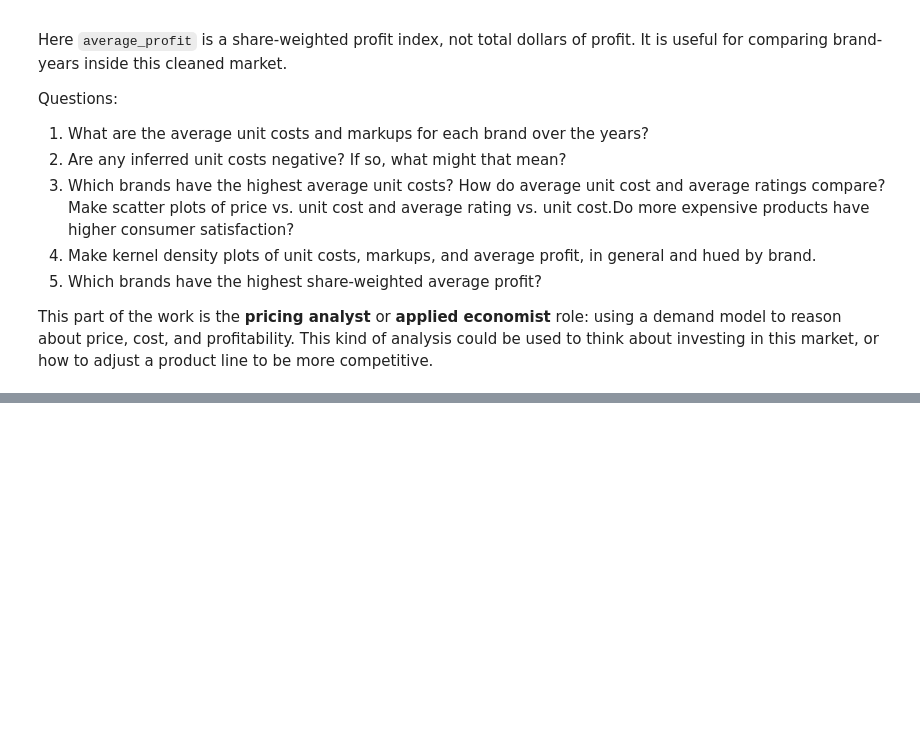
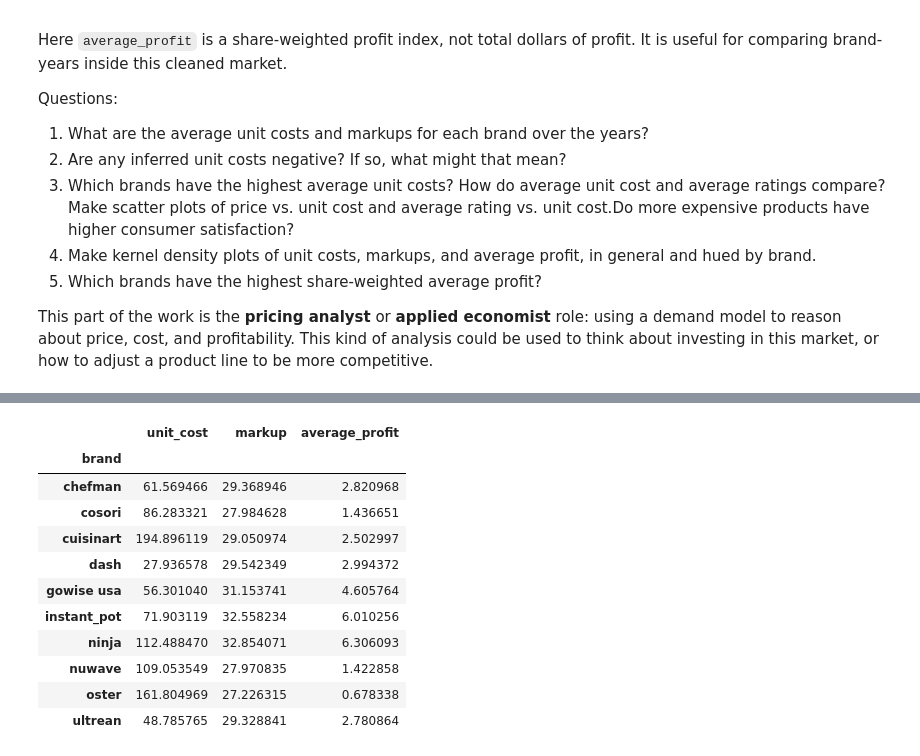
Before and after one commit to namithatholasi/undergrad_ml_assignments, a Jupyter notebook: Demand_Estimation_Lab_Notebook3_PricingAnalyst.ipynb, the cells around one changed output, grey strips where cells are left out. Cells and saved outputs as stored; diff of their text form; code cells hidden in the pictures; blank space fills up the shorter version.

```diff
--- a/Demand_Estimation_Lab_Notebook3_PricingAnalyst.ipynb
+++ b/Demand_Estimation_Lab_Notebook3_PricingAnalyst.ipynb
@@ -104,0 +201,15 @@ This part of the work is the **pricing analyst** or **applied economist** role:
+# %%
+brand_stats
+# %% [output]
+|  | unit_cost | markup | average_profit |
+| brand |  |  |  |
+| chefman | 61.569466 | 29.368946 | 2.820968 |
+| cosori | 86.283321 | 27.984628 | 1.436651 |
+| cuisinart | 194.896119 | 29.050974 | 2.502997 |
+| dash | 27.936578 | 29.542349 | 2.994372 |
+| gowise usa | 56.301040 | 31.153741 | 4.605764 |
+| instant_pot | 71.903119 | 32.558234 | 6.010256 |
+| ninja | 112.488470 | 32.854071 | 6.306093 |
+| nuwave | 109.053549 | 27.970835 | 1.422858 |
+| oster | 161.804969 | 27.226315 | 0.678338 |
+| ultrean | 48.785765 | 29.328841 | 2.780864 |
```
Also changed, not shown: parts of 4 cells of this notebook.
